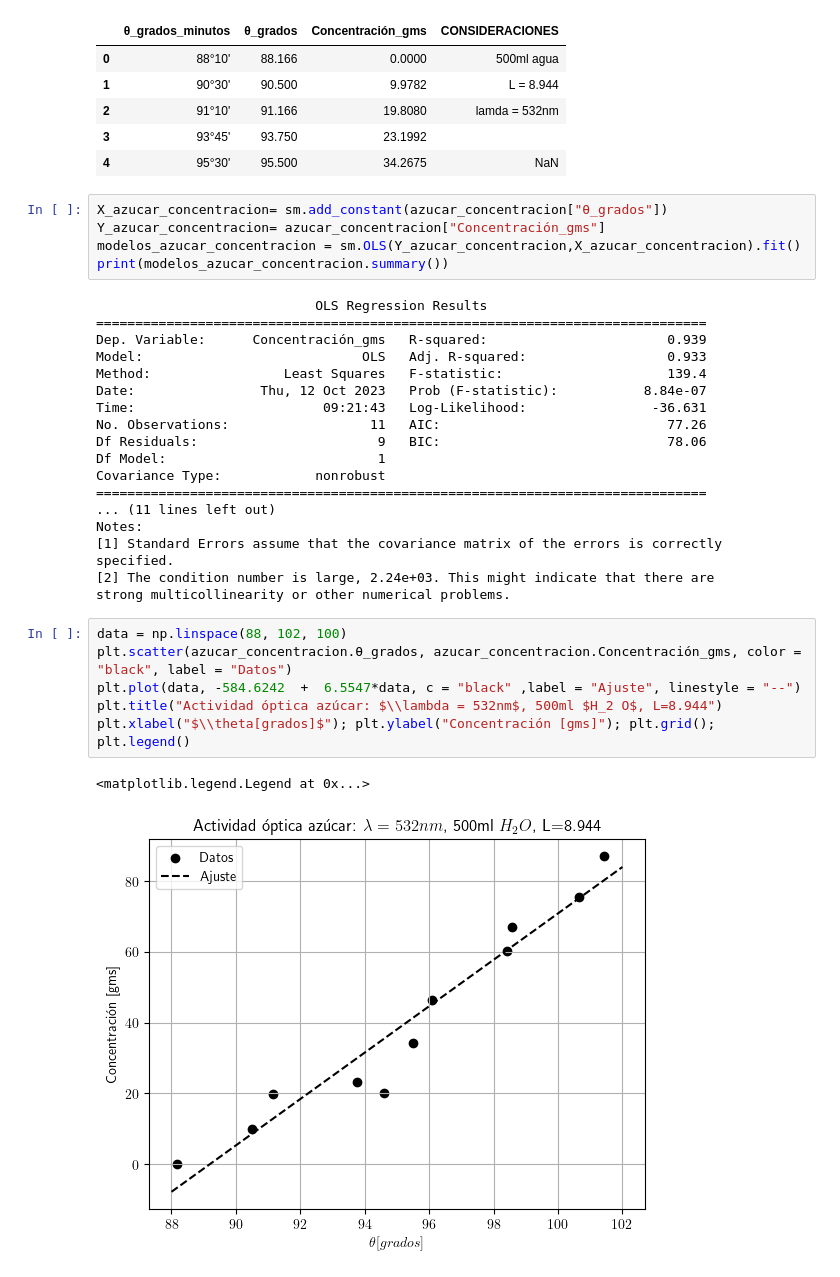
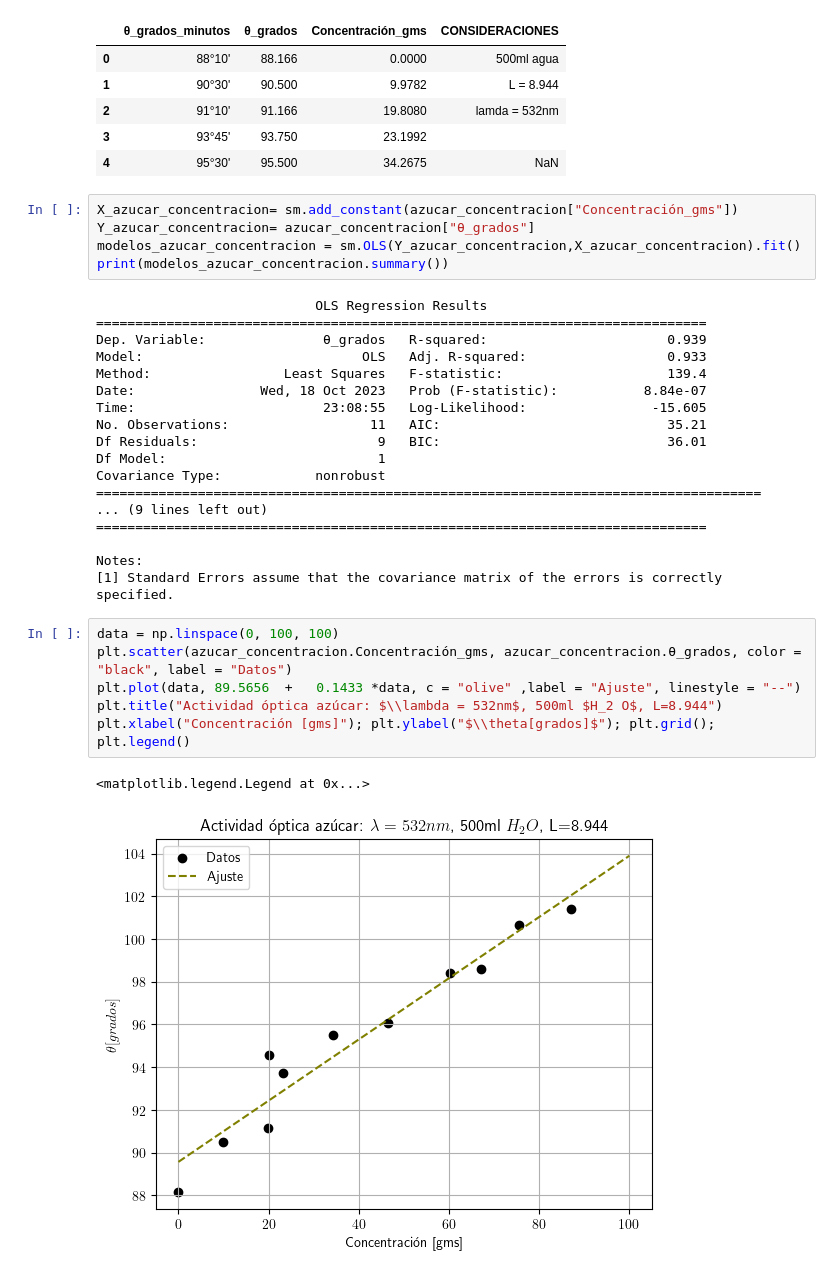
Before and after one commit to AzpMon/Laboratorio-Avanzado-II, a Jupyter notebook: Actividad_optica.ipynb, the cells around one changed output. Saved outputs shown, nothing was run; the diff lists cells and outputs as text.

```diff
--- a/Actividad_optica.ipynb
+++ b/Actividad_optica.ipynb
@@ -16,34 +16,34 @@ azucar_concentracion.head()
 | 3 | 93°45' | 93.750 | 23.1992 |  |
 | 4 | 95°30' | 95.500 | 34.2675 | NaN |
 # %%
-X_azucar_concentracion= sm.add_constant(azucar_concentracion["θ_grados"])
-Y_azucar_concentracion= azucar_concentracion["Concentración_gms"]
+X_azucar_concentracion= sm.add_constant(azucar_concentracion["Concentración_gms"])
+Y_azucar_concentracion= azucar_concentracion["θ_grados"]
 modelos_azucar_concentracion = sm.OLS(Y_azucar_concentracion,X_azucar_concentracion).fit()
 print(modelos_azucar_concentracion.summary())
 # %% [output]
                             OLS Regression Results
 ==============================================================================
-Dep. Variable:      Concentración_gms   R-squared:                       0.939
+Dep. Variable:               θ_grados   R-squared:                       0.939
 Model:                            OLS   Adj. R-squared:                  0.933
 Method:                 Least Squares   F-statistic:                     139.4
-Date:                Thu, 12 Oct 2023   Prob (F-statistic):           8.84e-07
-Time:                        09:21:43   Log-Likelihood:                -36.631
-No. Observations:                  11   AIC:                             77.26
-Df Residuals:                       9   BIC:                             78.06
+Date:                Wed, 18 Oct 2023   Prob (F-statistic):           8.84e-07
+Time:                        23:08:55   Log-Likelihood:                -15.605
+No. Observations:                  11   AIC:                             35.21
+Df Residuals:                       9   BIC:                             36.01
 Df Model:                           1
 Covariance Type:            nonrobust
+=====================================================================================
+... (9 lines left out)
 ==============================================================================
-... (11 lines left out)
+
 Notes:
 [1] Standard Errors assume that the covariance matrix of the errors is correctly specified.
-[2] The condition number is large, 2.24e+03. This might indicate that there are
-strong multicollinearity or other numerical problems.
 # %%
-data = np.linspace(88, 102, 100)
-plt.scatter(azucar_concentracion.θ_grados, azucar_concentracion.Concentración_gms, color = "black", label = "Datos")
-plt.plot(data, -584.6242  +  6.5547*data, c = "black" ,label = "Ajuste", linestyle = "--")
+data = np.linspace(0, 100, 100)
+plt.scatter(azucar_concentracion.Concentración_gms, azucar_concentracion.θ_grados, color = "black", label = "Datos")
+plt.plot(data, 89.5656  +   0.1433 *data, c = "olive" ,label = "Ajuste", linestyle = "--")
 plt.title("Actividad óptica azúcar: $\\lambda = 532nm$, 500ml $H_2 O$, L=8.944")
-plt.xlabel("$\\theta[grados]$"); plt.ylabel("Concentración [gms]"); plt.grid(); plt.legend()
+plt.xlabel("Concentración [gms]"); plt.ylabel("$\\theta[grados]$"); plt.grid(); plt.legend()
 # %% [output]
 <matplotlib.legend.Legend at 0x...>
-[figure, old version]
+[figure, new version]
```
Also changed, not shown: parts of 14 cells of this notebook, 4 other files.
